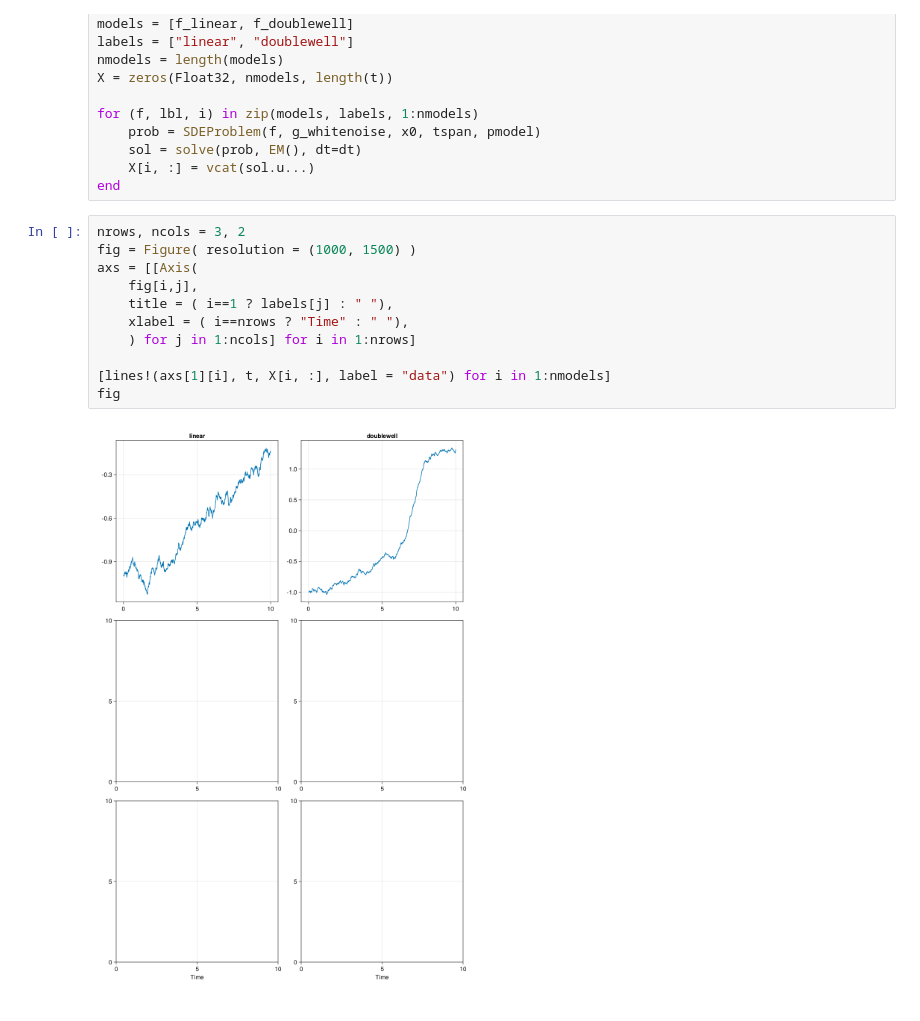
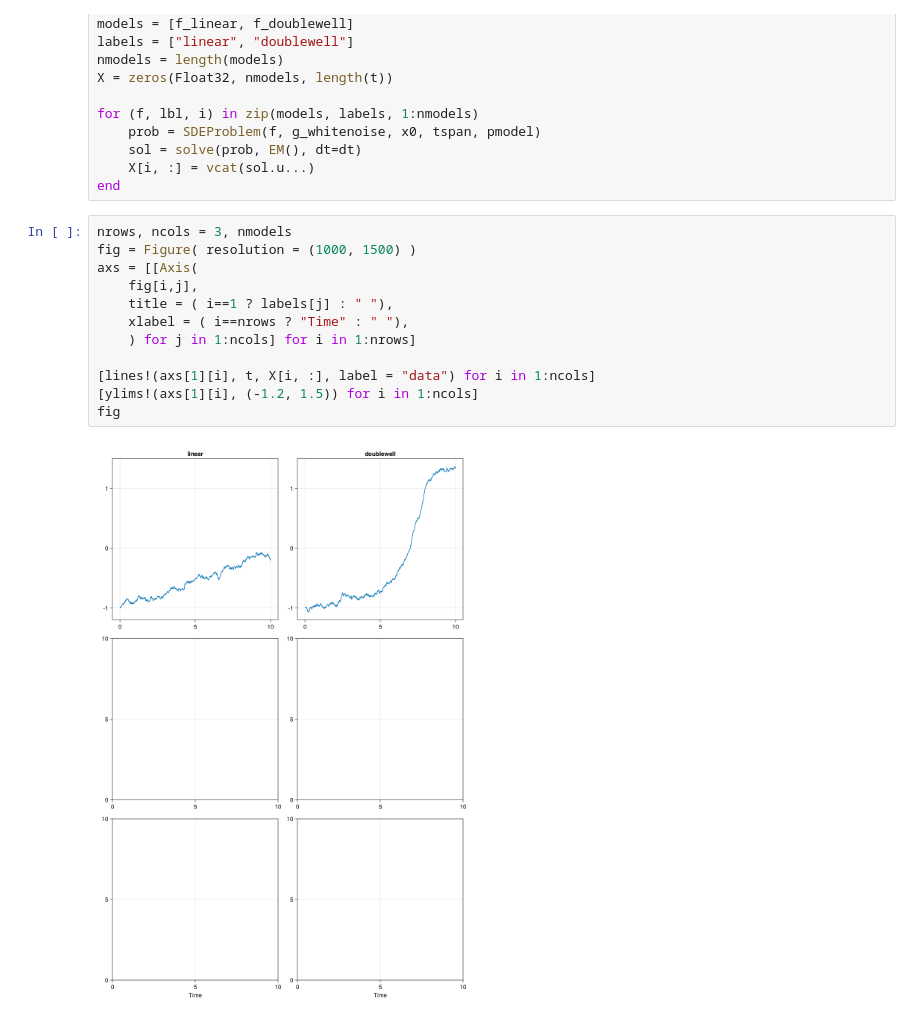
Before and after one commit to JanJereczek/StatisticalEWS, a Jupyter notebook: scripts/demo_palma.ipynb, the cells around one changed output. Saved outputs shown, nothing was run; the diff lists cells and outputs as text.

```diff
--- a/scripts/demo_palma.ipynb
+++ b/scripts/demo_palma.ipynb
@@ -65,15 +63,16 @@ for (f, lbl, i) in zip(models, labels, 1:nmodels)
     X[i, :] = vcat(sol.u...)
 end
 # %%
-nrows, ncols = 3, 2
+nrows, ncols = 3, nmodels
 fig = Figure( resolution = (1000, 1500) )
 axs = [[Axis(
     fig[i,j],
     title = ( i==1 ? labels[j] : " "),
     xlabel = ( i==nrows ? "Time" : " "),
     ) for j in 1:ncols] for i in 1:nrows]
 
-[lines!(axs[1][i], t, X[i, :], label = "data") for i in 1:nmodels]
+[lines!(axs[1][i], t, X[i, :], label = "data") for i in 1:ncols]
+[ylims!(axs[1][i], (-1.2, 1.5)) for i in 1:ncols]
 fig
 # %% [output]
-[figure, old version]
+[figure, new version]
```
Also changed, not shown: parts of 24 cells of this notebook, 3 other files.
